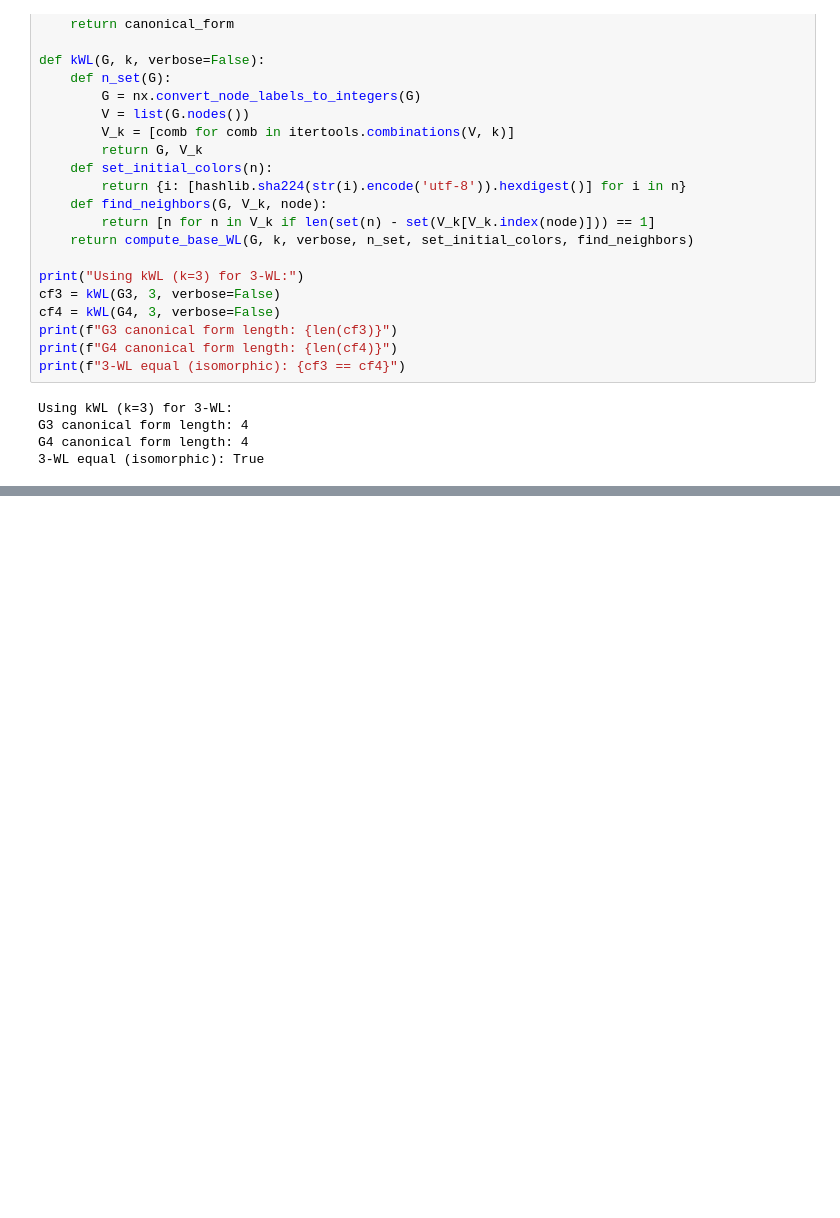
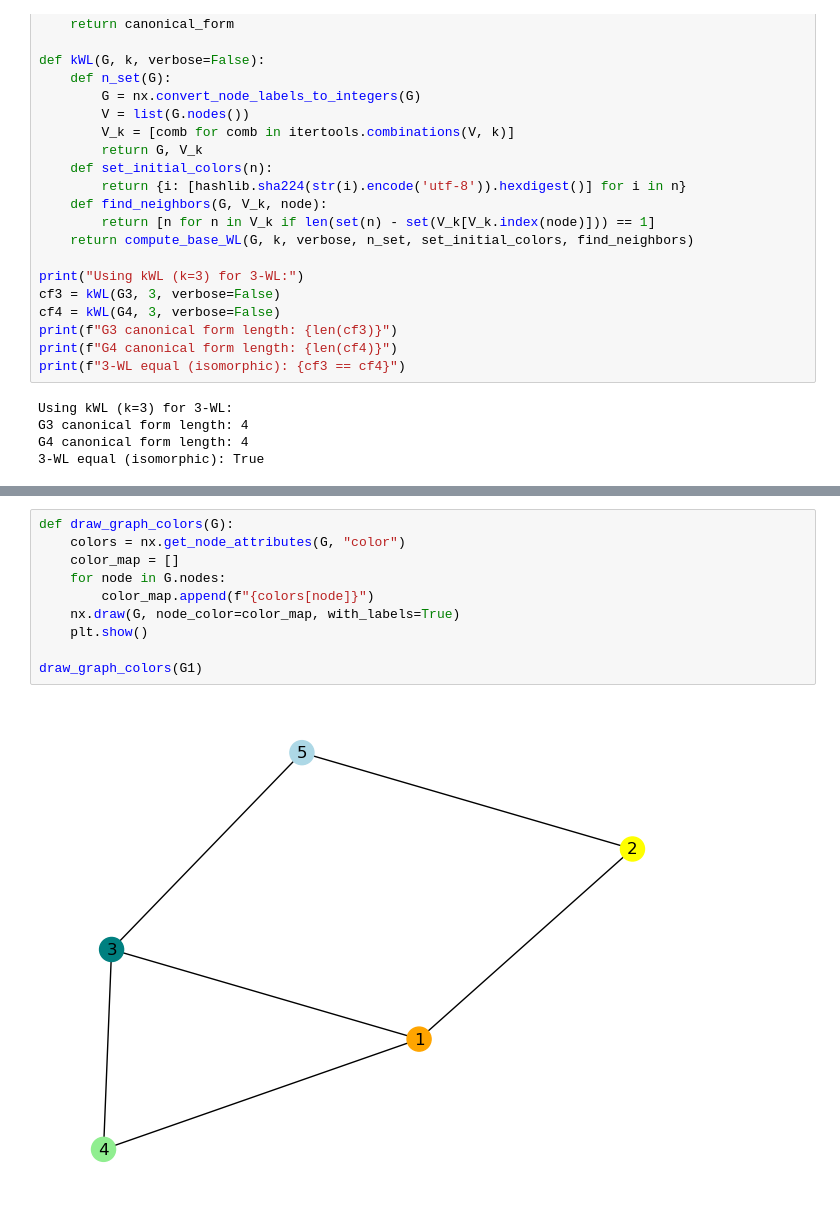
Before and after one commit to NSLab-CUK/Graph-Mining-Spring-2026, a Jupyter notebook: W9/Assignment_9_Solution.ipynb, the cells around one changed output, grey strips where cells are left out. Drawn from its saved outputs; the diff is of its cells as text; blank space fills up the shorter version.

```diff
--- a/W9/Assignment_9_Solution.ipynb
+++ b/W9/Assignment_9_Solution.ipynb
@@ -270,0 +273,12 @@ G6 edges: [(5, 6), (5, 8), (6, 7), (7, 8)]
+# %%
+def draw_graph_colors(G):
+    colors = nx.get_node_attributes(G, "color")
+    color_map = []
+    for node in G.nodes:
+        color_map.append(f"{colors[node]}")
+    nx.draw(G, node_color=color_map, with_labels=True)
+    plt.show()
+
+draw_graph_colors(G1)
+# %% [output]
+[figure, added]
```
Also changed, not shown: parts of 6 cells of this notebook.
